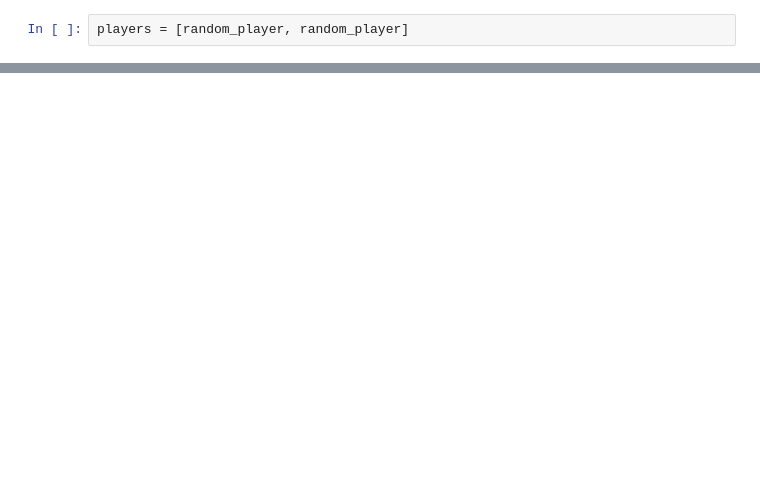
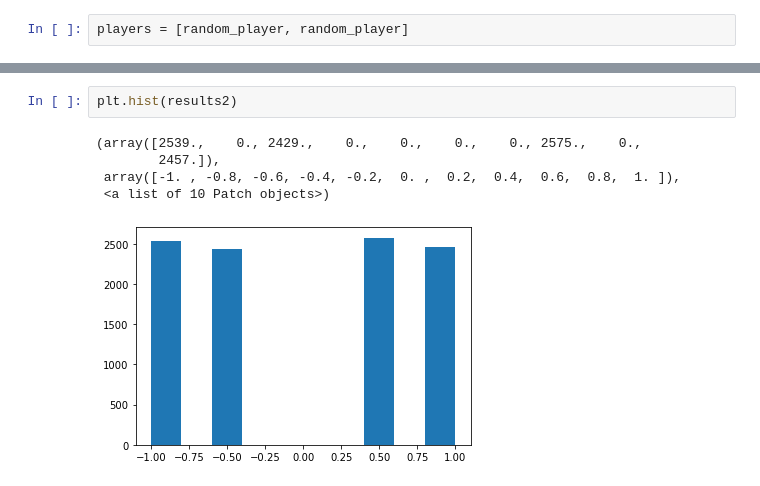
Before and after one commit to damienwmartin/MetaLearning2020, a Jupyter notebook: Rebel/Tournament.ipynb, the cells around one changed output, grey strips where cells are left out. Saved outputs shown, nothing was run; the diff lists cells and outputs as text; blank space fills up the shorter version.

```diff
--- a/Rebel/Tournament.ipynb
+++ b/Rebel/Tournament.ipynb
@@ -47,0 +64,8 @@ plt.hist(results)
+# %%
+plt.hist(results2)
+# %% [output]
+(array([2539.,    0., 2429.,    0.,    0.,    0.,    0., 2575.,    0.,
+        2457.]),
+ array([-1. , -0.8, -0.6, -0.4, -0.2,  0. ,  0.2,  0.4,  0.6,  0.8,  1. ]),
+ <a list of 10 Patch objects>)
+[figure, added]
```
Also changed, not shown: parts of 9 cells of this notebook, 1 other file.
